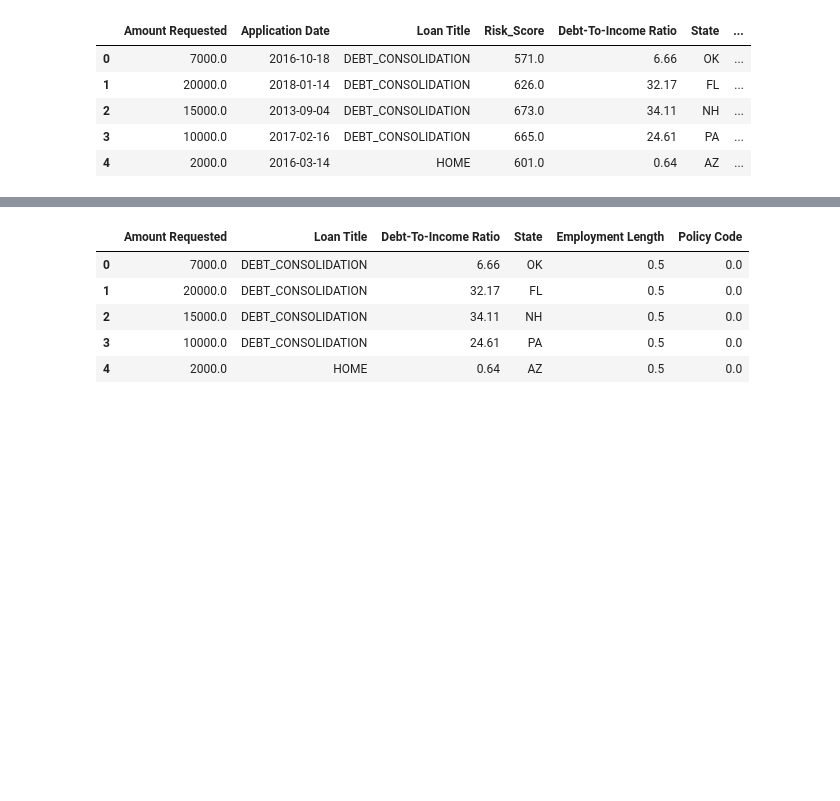
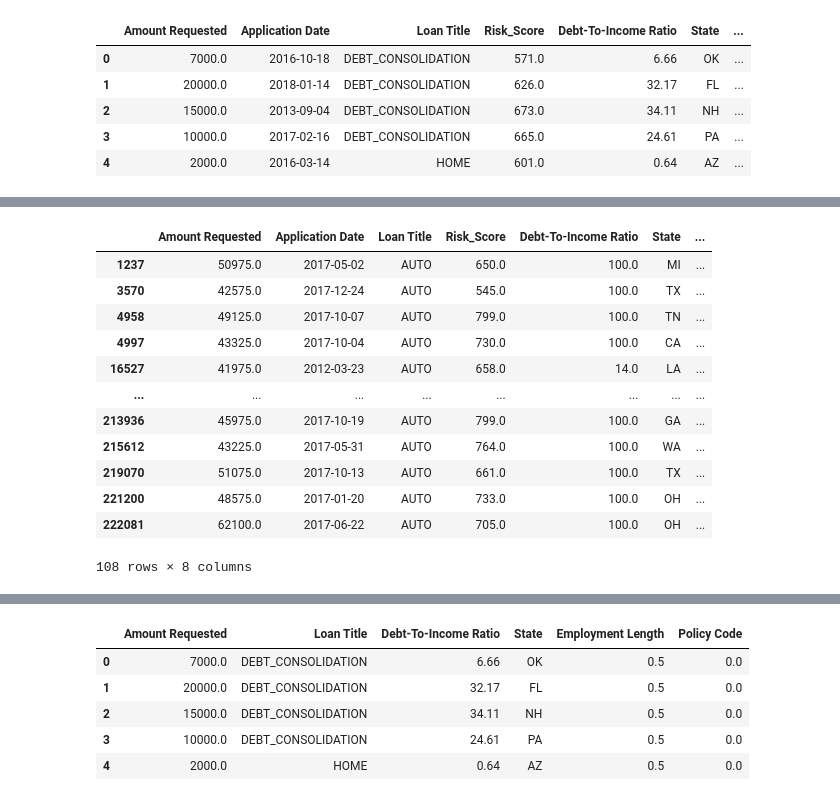
Before and after one commit to RSGDATA/loan_project, a Jupyter notebook: Notebooks/accepted.ipynb, the cells around one changed output, grey strips where cells are left out. Saved outputs shown, nothing was run; the diff lists cells and outputs as text; code cells hidden in the pictures; blank space fills up the shorter version.

Commit message:
checked totals of rejected and accepted

```diff
--- a/Notebooks/accepted.ipynb
+++ b/Notebooks/accepted.ipynb
@@ -45,0 +98,16 @@ rejected_df.head()
+# %%
+rejected_df.loc[rejected_df['Amount Requested']>40000]
+# %% [output]
+|  | Amount Requested | Application Date | Loan Title | Risk_Score | Debt-To-Income Ratio | State | ... |
+| 1237 | 50975.0 | 2017-05-02 | AUTO | 650.0 | 100.0 | MI | ... |
+| 3570 | 42575.0 | 2017-12-24 | AUTO | 545.0 | 100.0 | TX | ... |
+| 4958 | 49125.0 | 2017-10-07 | AUTO | 799.0 | 100.0 | TN | ... |
+| 4997 | 43325.0 | 2017-10-04 | AUTO | 730.0 | 100.0 | CA | ... |
+| 16527 | 41975.0 | 2012-03-23 | AUTO | 658.0 | 14.0 | LA | ... |
+| ... | ... | ... | ... | ... | ... | ... | ... |
+| 213936 | 45975.0 | 2017-10-19 | AUTO | 799.0 | 100.0 | GA | ... |
+| 215612 | 43225.0 | 2017-05-31 | AUTO | 764.0 | 100.0 | WA | ... |
+| 219070 | 51075.0 | 2017-10-13 | AUTO | 661.0 | 100.0 | TX | ... |
+| 221200 | 48575.0 | 2017-01-20 | AUTO | 733.0 | 100.0 | OH | ... |
+| 222081 | 62100.0 | 2017-06-22 | AUTO | 705.0 | 100.0 | OH | ... |
+108 rows × 8 columns
```
Also changed, not shown: parts of 4 cells of this notebook.
